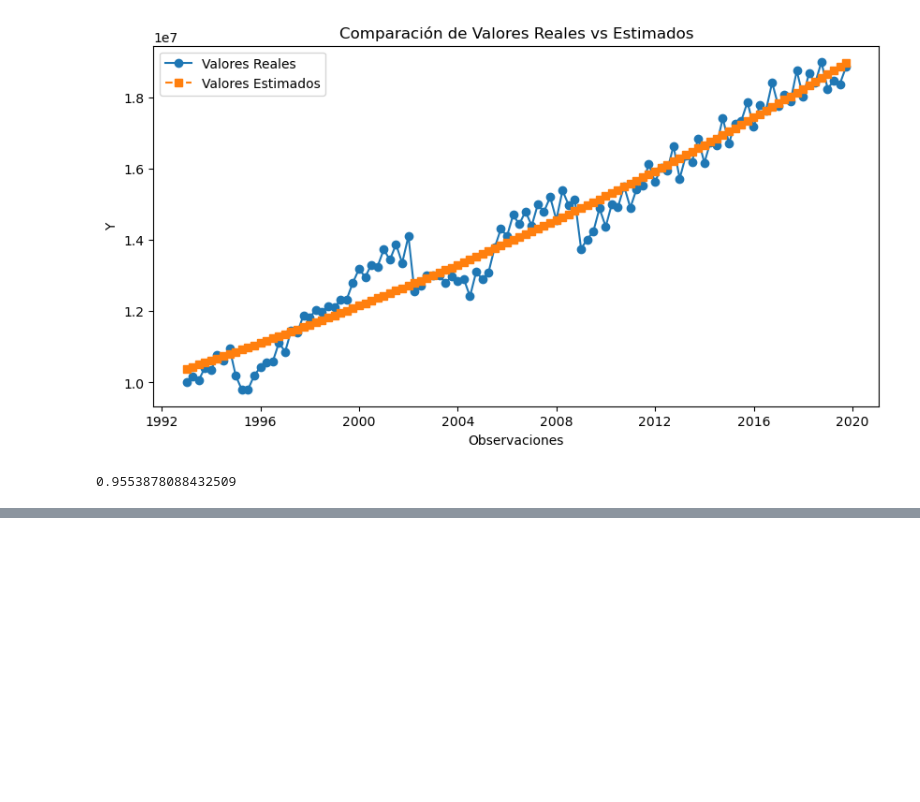
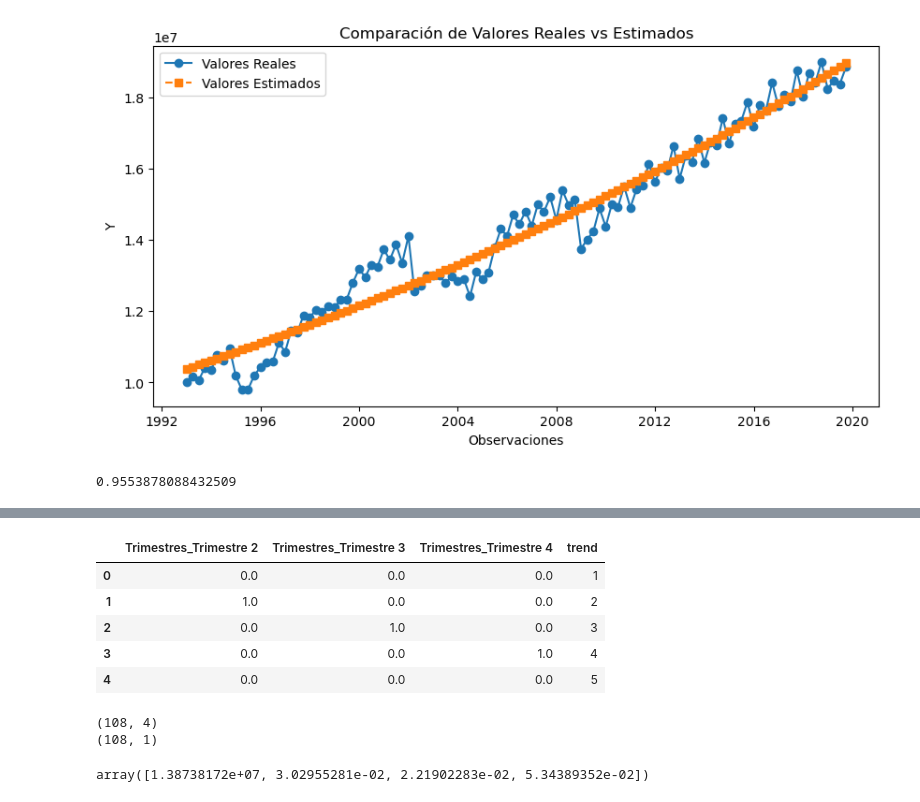
Before and after one commit to Eduarram/numerical_metods, a Jupyter notebook: exponential regression.ipynb, the cells around one changed output, grey strips where cells are left out. Saved outputs shown, nothing was run; the diff lists cells and outputs as text; code cells hidden in the pictures; blank space fills up the shorter version.

```diff
--- a/exponential regression.ipynb
+++ b/exponential regression.ipynb
@@ -187,7 +187,9 @@ plt.show()
 # %%
 import pandas as  pd
 
-df =pd.read_excel('Pibmexico.xlsx')
+rut = 'Data_sets\\Pibmexico.xlsx'
+
+df =pd.read_excel(rut)
 df.head()
 # %% [output]
 |  | indicator | País [Año base]__Cuentas_nacional... | Rubro__Gasto | Años__ESTANDAR | Trimestres | value | unit | ... |
@@ -603,0 +604,4 @@ r2_score(y_train['value'], y_est_train['prediction'])
+# %%
+df_season = pd.get_dummies(df,columns=['Trimestres'], drop_first=True, dtype= float)
+df_season = df_season[["Trimestres_Trimestre 2", "Trimestres_Trimestre 3", "Trimestres_Trimestre 4"]]
+df_season.head()
@@ -603,0 +615,19 @@ r2_score(y_train['value'], y_est_train['prediction'])
+# %%
+from sklearn.model_selection import train_test_split
+
+S_train, S_test, y_train, y_test = train_test_split(df_season,df_pib, test_size=0.1, shuffle=False)
+S_train['trend'] = np.arange(1, len(S_train['Trimestres_Trimestre 2']) + 1)
+S_train.head()
+# %% [output]
+|  | Trimestres_Trimestre 2 | Trimestres_Trimestre 3 | Trimestres_Trimestre 4 | trend |
+| 0 | 0.0 | 0.0 | 0.0 | 1 |
+| 1 | 1.0 | 0.0 | 0.0 | 2 |
+| 2 | 0.0 | 1.0 | 0.0 | 3 |
+| 3 | 0.0 | 0.0 | 1.0 | 4 |
+| 4 | 0.0 | 0.0 | 0.0 | 5 |
+# %%
+print(S_train.shape)
+print(y_train.shape)
+# %% [output]
+(108, 4)
+(108, 1)
@@ -603,0 +637,4 @@ r2_score(y_train['value'], y_est_train['prediction'])
+# %%
+s_opts
+# %% [output]
+array([1.38738172e+07, 3.02955281e-02, 2.21902283e-02, 5.34389352e-02])
```
Also changed, not shown: parts of 8 cells of this notebook.
